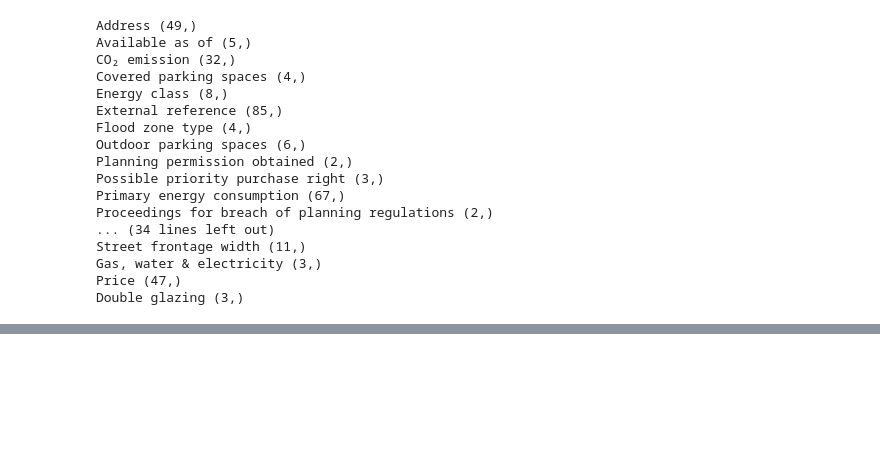
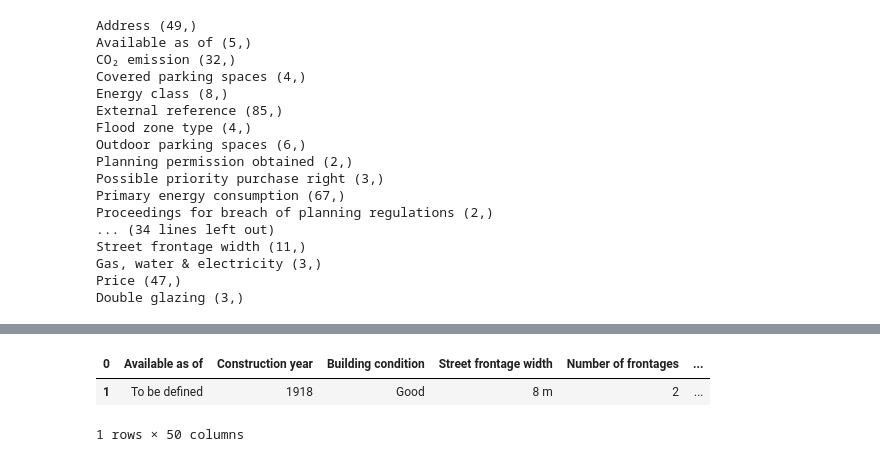
Before and after one commit to adamcseresznye/Belgian-House-Price-Predictor, a Jupyter notebook: notebooks/NB_2_ACs_Basic_clean_up_after_scraping.ipynb, the cells around one changed output, grey strips where cells are left out. Drawn from its saved outputs; the diff is of its cells as text; code cells hidden in the pictures; blank space fills up the shorter version.

```diff
--- a/notebooks/NB_2_ACs_Basic_clean_up_after_scraping.ipynb
+++ b/notebooks/NB_2_ACs_Basic_clean_up_after_scraping.ipynb
@@ -82,0 +103,20 @@ Double glazing (3,)
+# %%
+(
+    pd.read_csv(r"C:\Users\s0212777\individual_ad_22.csv")
+    .set_index("0")
+    .transpose()
+    .filter(utils.Configuration.features_to_keep_sales)
+    .pipe(
+        lambda df: df.assign(
+            **{
+                col: pd.Series(dtype="float64")
+                for col in set(utils.Configuration.features_to_keep_sales)
+                - set(df.columns)
+            }
+        )
+    )
+)
+# %% [output]
+| 0 | Available as of | Construction year | Building condition | Street frontage width | Number of frontages | ... |
+| 1 | To be defined | 1918 | Good | 8 m | 2 | ... |
+1 rows × 50 columns
```
Also changed, not shown: parts of 5 cells of this notebook, 1 other file.
